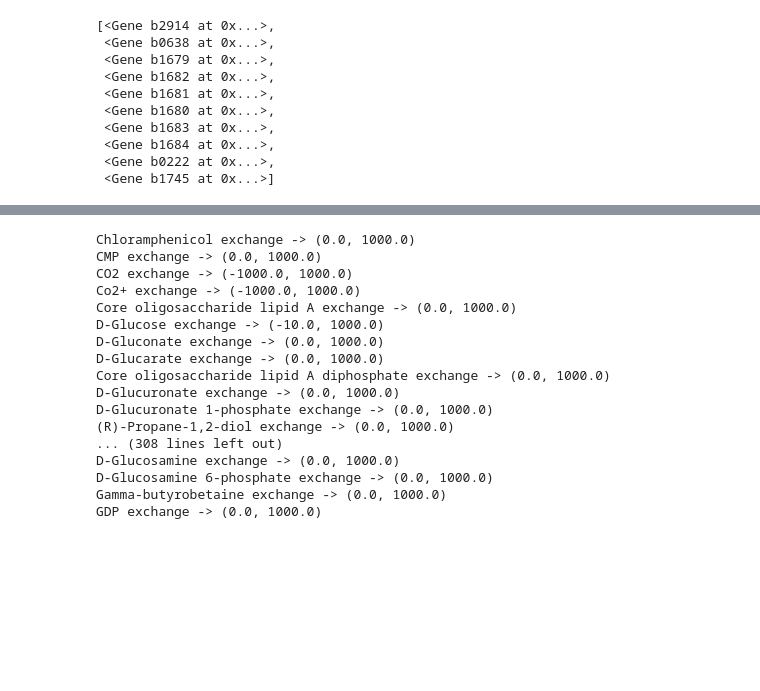
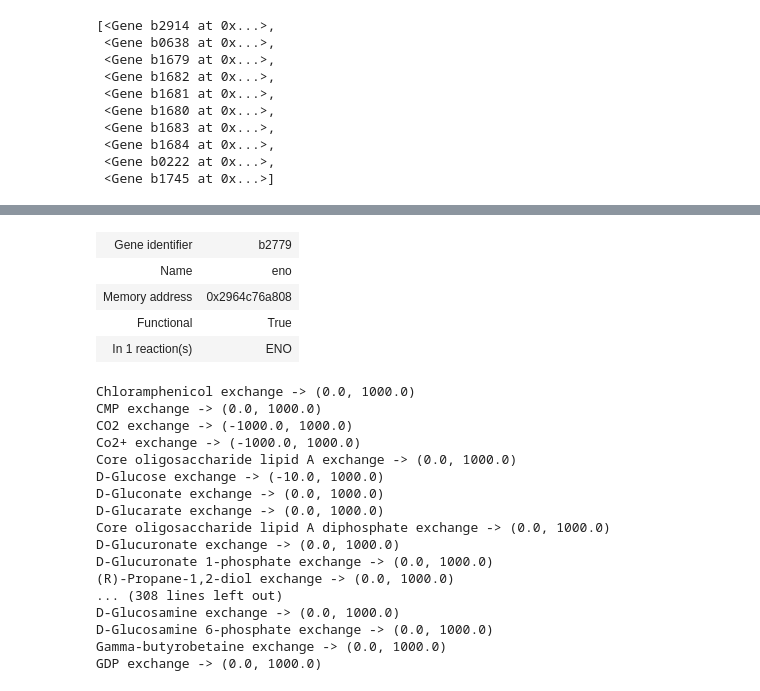
Before and after one commit to BioSystemsUM/s2m2, a Jupyter notebook: flux_analysis/s2m2 - hands-on cobra - exercise 4.ipynb, the cells around one changed output, grey strips where cells are left out. Cells and saved outputs as stored; diff of their text form; code cells hidden in the pictures; blank space fills up the shorter version.

```diff
--- a/flux_analysis/s2m2 - hands-on cobra - exercise 4.ipynb
+++ b/flux_analysis/s2m2 - hands-on cobra - exercise 4.ipynb
@@ -158,5 +179,14 @@ model.genes[494]
 | Functional | True |
 | In 1 reaction(s) | ENO |
+# %%
+# inspecting the model.genes.b2779 attribute
+model.genes.b2779
+# %% [output]
+| Gene identifier | b2779 |
+| Name | eno |
+| Memory address | 0x2964c76a808 |
+| Functional | True |
+| In 1 reaction(s) | ENO |
 # %%
 # inspecting the exchange reactions.
 for exchange in model.exchanges:
```
Also changed, not shown: parts of 21 cells of this notebook, 2 other files.
